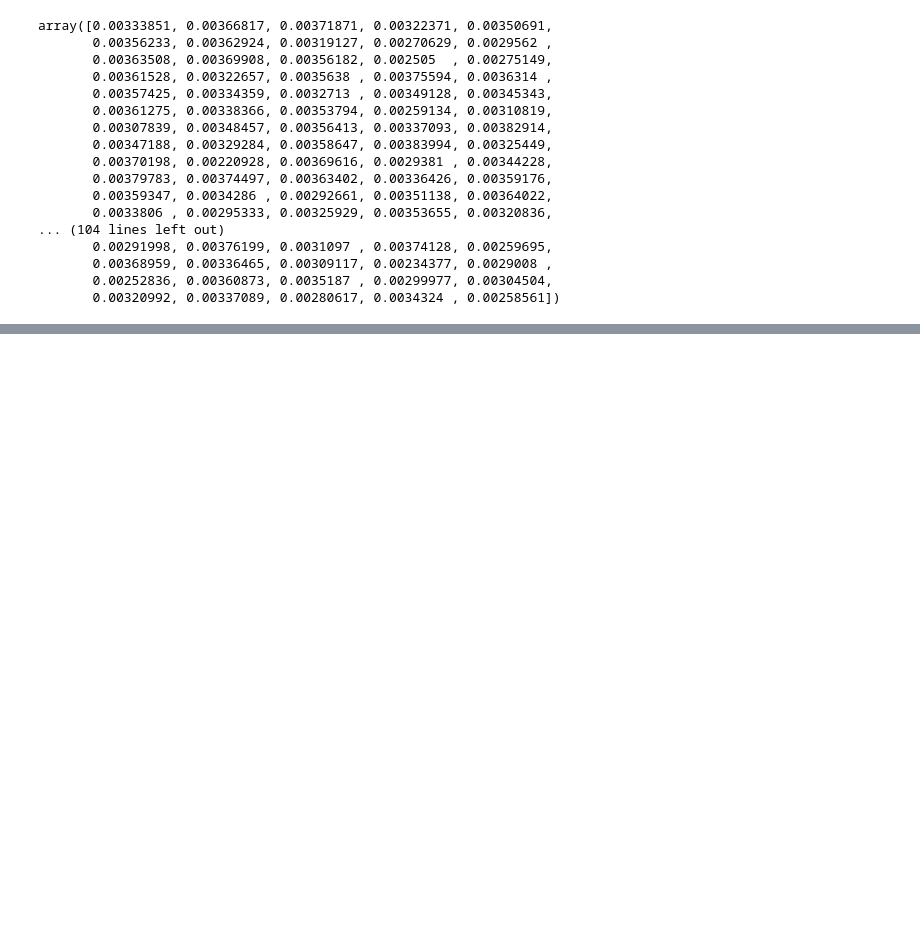
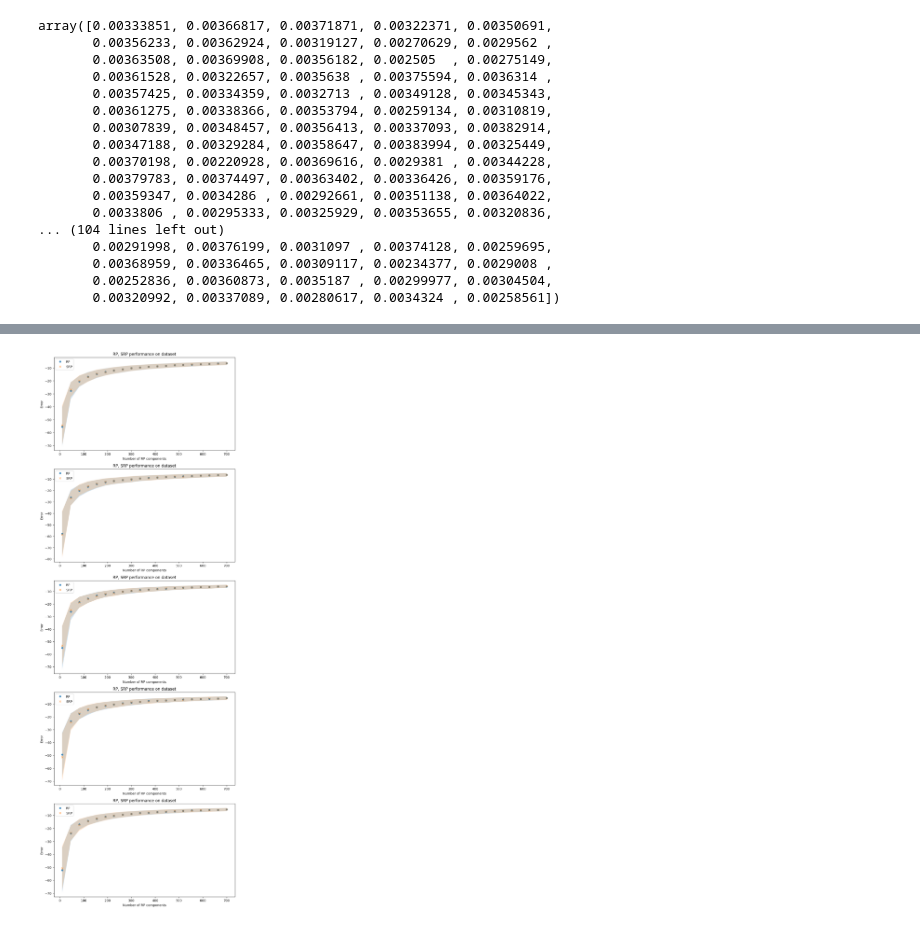
Before and after one commit to fabriconian/CSE382M_final, a Jupyter notebook: scripts/dim_reduction_evaluation.ipynb, the cells around one changed output, grey strips where cells are left out. Cells and saved outputs as stored; diff of their text form; code cells hidden in the pictures; blank space fills up the shorter version.

```diff
--- a/scripts/dim_reduction_evaluation.ipynb
+++ b/scripts/dim_reduction_evaluation.ipynb
@@ -138,0 +139,15 @@ print(sample[N:].shape
+# %%
+error_by_label={}
+N=100
+for label in dre.data['label'].unique():
+    sample=np.array([x for x in (dre.data.loc[dre.data['label'] == label])
+                    .sample(2*N)['numpy_grayscale_normalized'].to_numpy()])
+    error=calculate_reduction_error(sample, k_range)
+    error_by_label[label]=error
+# %%
+fig, axes = plt.subplots(5,1, figsize=(10, 30))
+for ax, error in zip(axes, error_by_label.values()):
+    plot_reduction_error(error, ax)
+plt.show()
+# %% [output]
+[figure, added]
```
Also changed, not shown: parts of 5 cells of this notebook.
